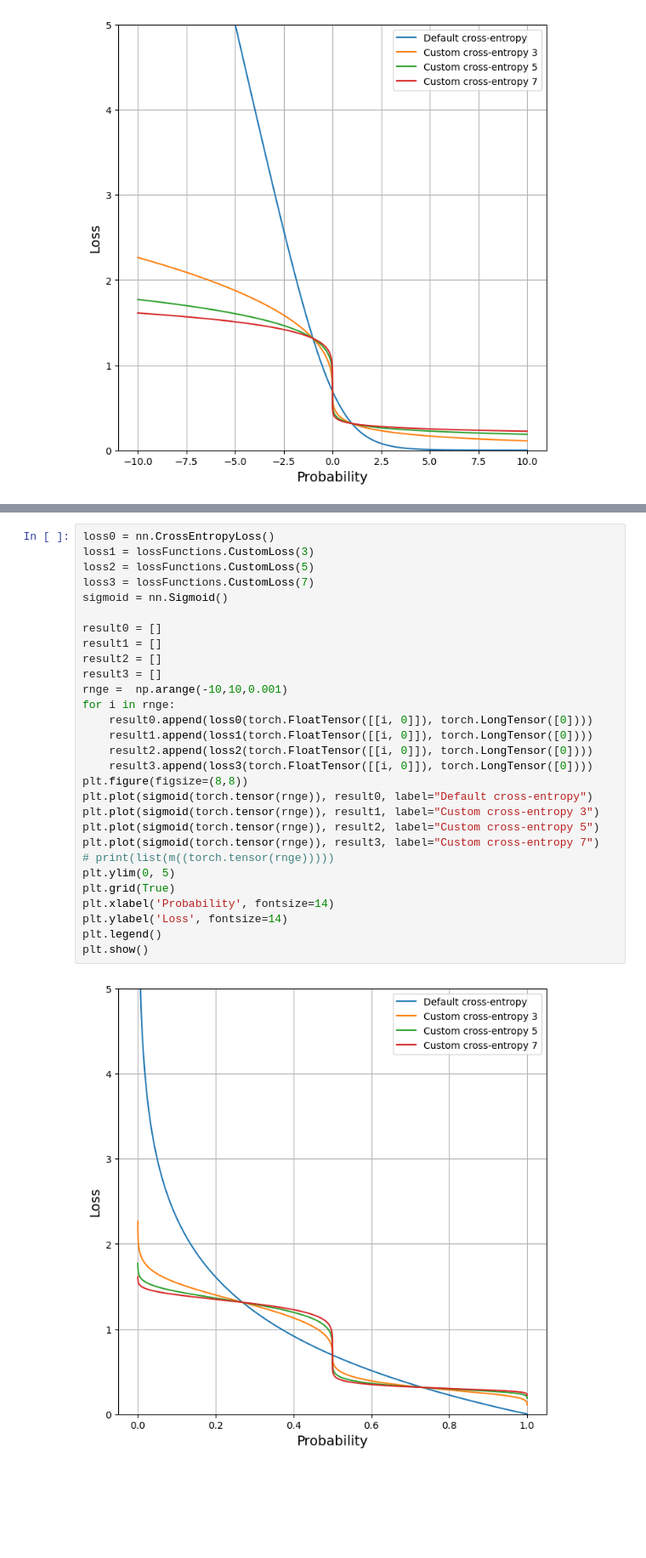
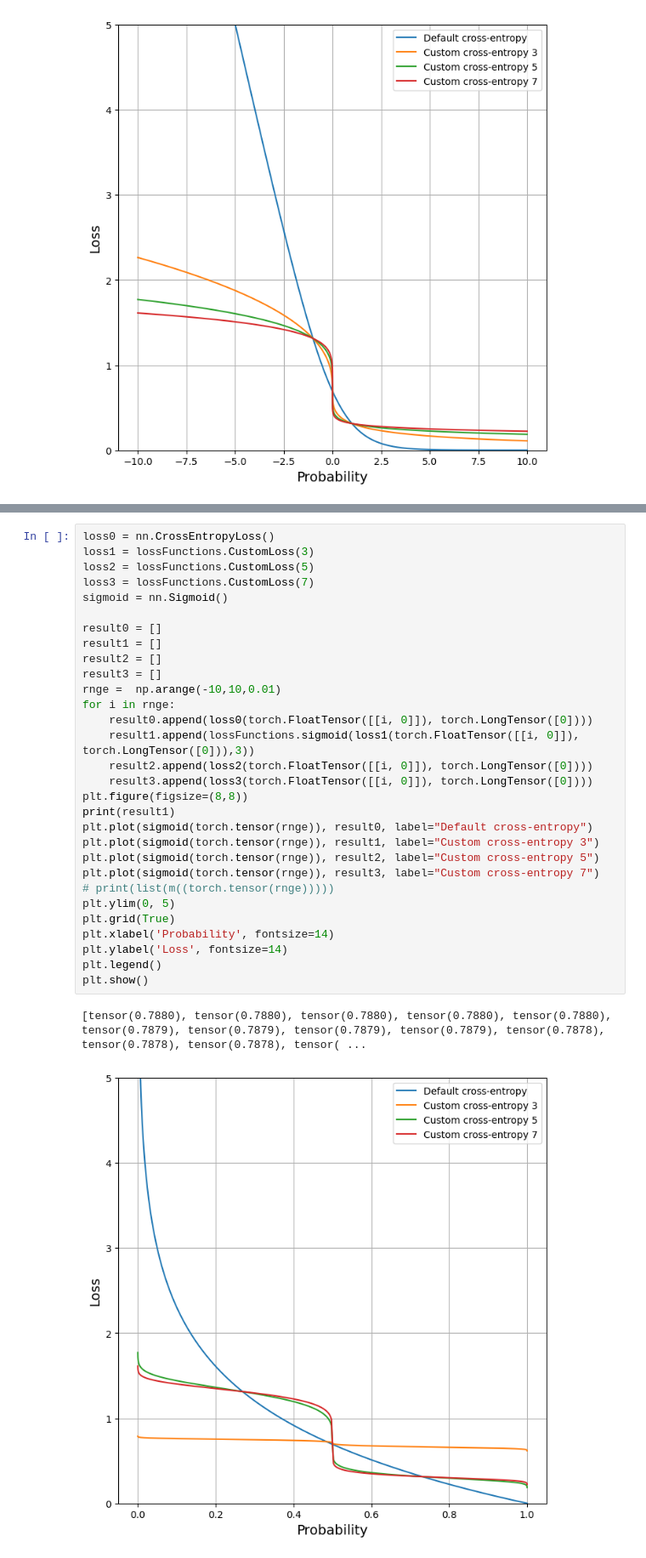
Before and after one commit to 591291-hvl/Bachelor, a Jupyter notebook: Code/notebooks/Tester/lossTest.ipynb, the cells around one changed output, grey strips where cells are left out. Shown: that part at 85% size. Drawn from its saved outputs; the diff is of its cells as text; blank space fills up the shorter version.

Commit message:
updated sigmoid

```diff
--- a/Code/notebooks/Tester/lossTest.ipynb
+++ b/Code/notebooks/Tester/lossTest.ipynb
@@ -176,34 +183,36 @@ plt.show()
 # %%
 loss0 = nn.CrossEntropyLoss()
 loss1 = lossFunctions.CustomLoss(3)
 loss2 = lossFunctions.CustomLoss(5)
 loss3 = lossFunctions.CustomLoss(7)
 sigmoid = nn.Sigmoid()
 
 result0 = []
 result1 = []
 result2 = []
 result3 = []
-rnge =  np.arange(-10,10,0.001)
+rnge =  np.arange(-10,10,0.01)
 for i in rnge:
     result0.append(loss0(torch.FloatTensor([[i, 0]]), torch.LongTensor([0])))
-    result1.append(loss1(torch.FloatTensor([[i, 0]]), torch.LongTensor([0])))
+    result1.append(lossFunctions.sigmoid(loss1(torch.FloatTensor([[i, 0]]), torch.LongTensor([0])),3))
     result2.append(loss2(torch.FloatTensor([[i, 0]]), torch.LongTensor([0])))
     result3.append(loss3(torch.FloatTensor([[i, 0]]), torch.LongTensor([0])))
 plt.figure(figsize=(8,8))
+print(result1)
 plt.plot(sigmoid(torch.tensor(rnge)), result0, label="Default cross-entropy")
 plt.plot(sigmoid(torch.tensor(rnge)), result1, label="Custom cross-entropy 3")
 plt.plot(sigmoid(torch.tensor(rnge)), result2, label="Custom cross-entropy 5")
 plt.plot(sigmoid(torch.tensor(rnge)), result3, label="Custom cross-entropy 7")
 # print(list(m((torch.tensor(rnge)))))
 plt.ylim(0, 5)
 plt.grid(True)
 plt.xlabel('Probability', fontsize=14)
 plt.ylabel('Loss', fontsize=14)
 plt.legend()
 plt.show()
 # %% [output]
+[tensor(0.7880), tensor(0.7880), tensor(0.7880), tensor(0.7880), tensor(0.7880), tensor(0.7879), tensor(0.7879), tensor(0.7879), tensor(0.7879), tensor(0.7878), tensor(0.7878), tensor(0.7878), tensor( ...
-[figure, old version]
+[figure, new version]
 # %%
 defaultSoftMax = nn.Softmax(dim=1)
 defaultLogSoftMax = nn.LogSoftmax(dim=1)
```
Also changed, not shown: parts of 4 cells of this notebook, 1 other file.
